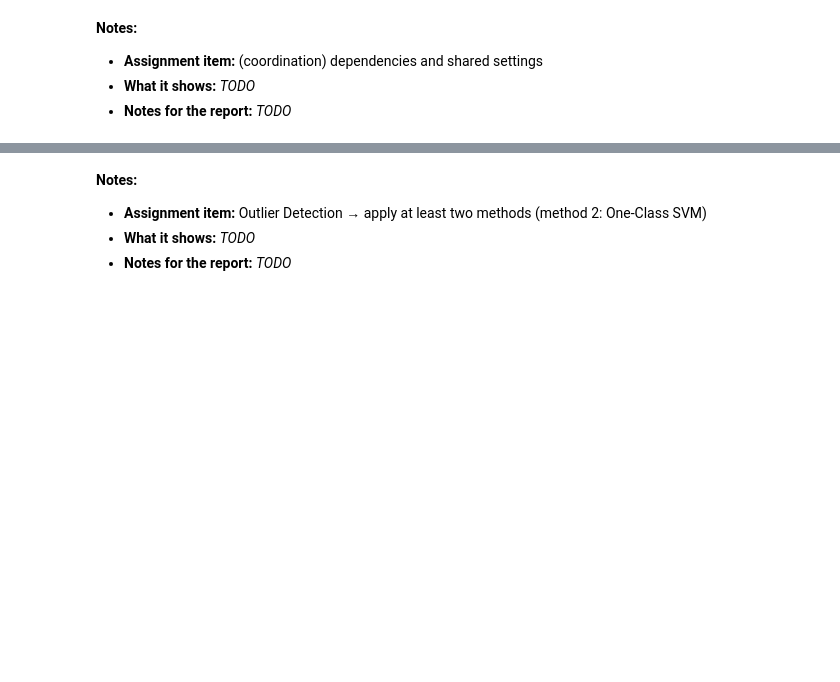
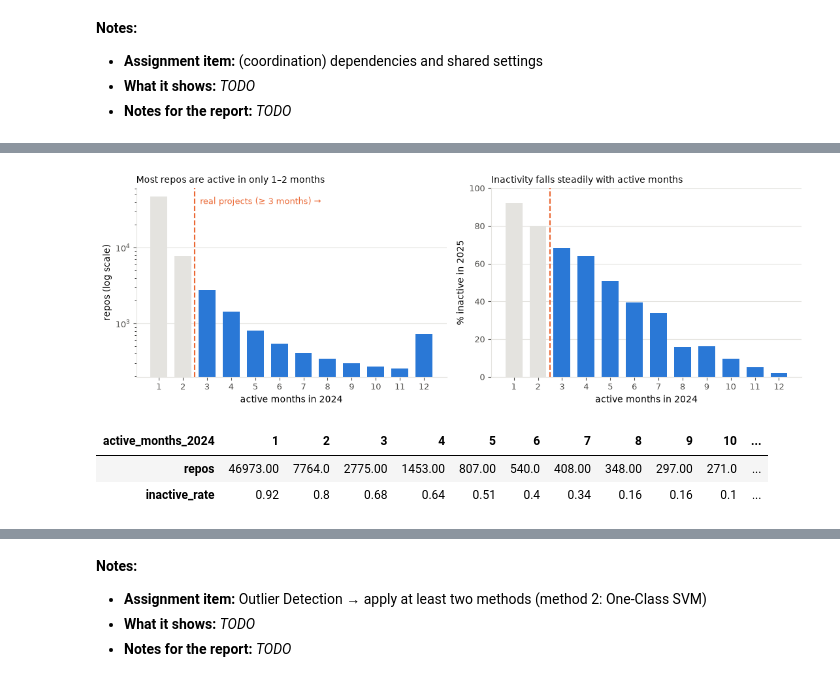
Before and after one commit to Miablo/decay-before-archival, a Jupyter notebook: notebooks/outlier_detection.ipynb, the cells around one changed output, grey strips where cells are left out. Drawn from its saved outputs; the diff is of its cells as text; code cells hidden in the pictures; blank space fills up the shorter version.

```diff
--- a/notebooks/outlier_detection.ipynb
+++ b/notebooks/outlier_detection.ipynb
@@ -378,0 +225,27 @@ plt.show()
+# %%
+by_month = A.groupby("active_months_2024")[LABEL].agg(repos="size", inactive_rate="mean")
+months = by_month.index.to_numpy()
+colors = np.where(months >= MIN_MONTHS, BLUE, GRID)
+
+fig, axes = plt.subplots(1, 2, figsize=(11, 3.8))
+for ax, values, ylabel, text in [
+    (axes[0], by_month["repos"], "repos (log scale)", "Most repos are active in only 1–2 months"),
+    (axes[1], by_month["inactive_rate"] * 100, "% inactive in 2025", "Inactivity falls steadily with active months"),
+]:
+    ax.bar(months, values, color=colors, width=0.7)
+    ax.set(xlabel="active months in 2024", ylabel=ylabel, xticks=months)
+    ax.axvline(MIN_MONTHS - 0.5, color=ORANGE, linestyle="--", linewidth=1.5)
+    title(ax, text)
+    style(ax)
+axes[0].set_yscale("log")
+axes[1].set_ylim(0, 100)
+axes[0].text(MIN_MONTHS - 0.4, by_month["repos"].max(), f" real projects (≥ {MIN_MONTHS} months) →", color=ORANGE, fontsize=9, va="top")
+fig.tight_layout()
+save_fig(fig, "outliers_population_cutoff")
+plt.show()
+by_month.round(2).T
+# %% [output]
+[figure, added]
+| active_months_2024 | 1 | 2 | 3 | 4 | 5 | 6 | 7 | 8 | 9 | 10 | ... |
+| repos | 46973.00 | 7764.0 | 2775.00 | 1453.00 | 807.00 | 540.0 | 408.00 | 348.00 | 297.00 | 271.0 | ... |
+| inactive_rate | 0.92 | 0.8 | 0.68 | 0.64 | 0.51 | 0.4 | 0.34 | 0.16 | 0.16 | 0.1 | ... |
```
Also changed, not shown: parts of 89 cells of this notebook, 5 other files.
